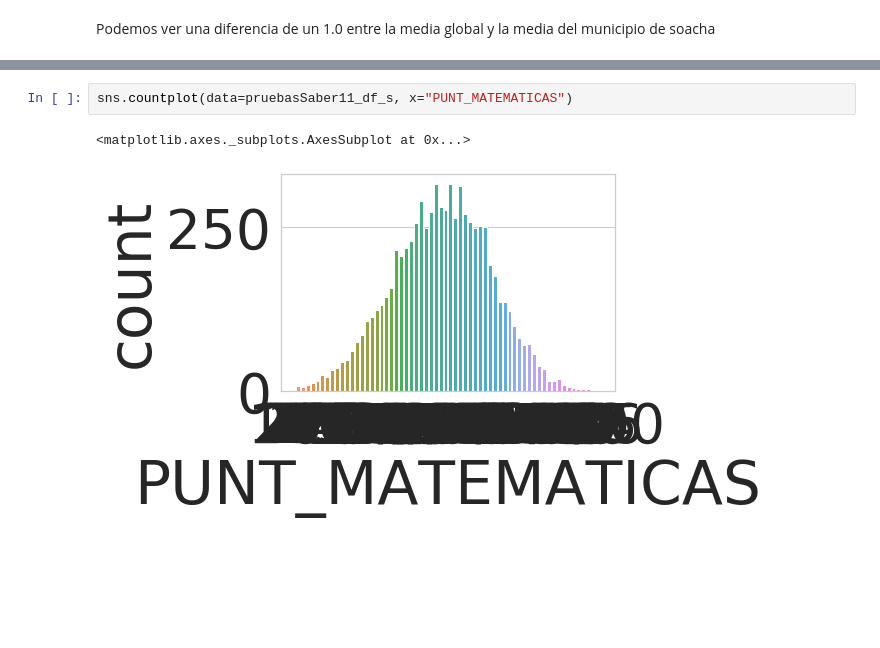
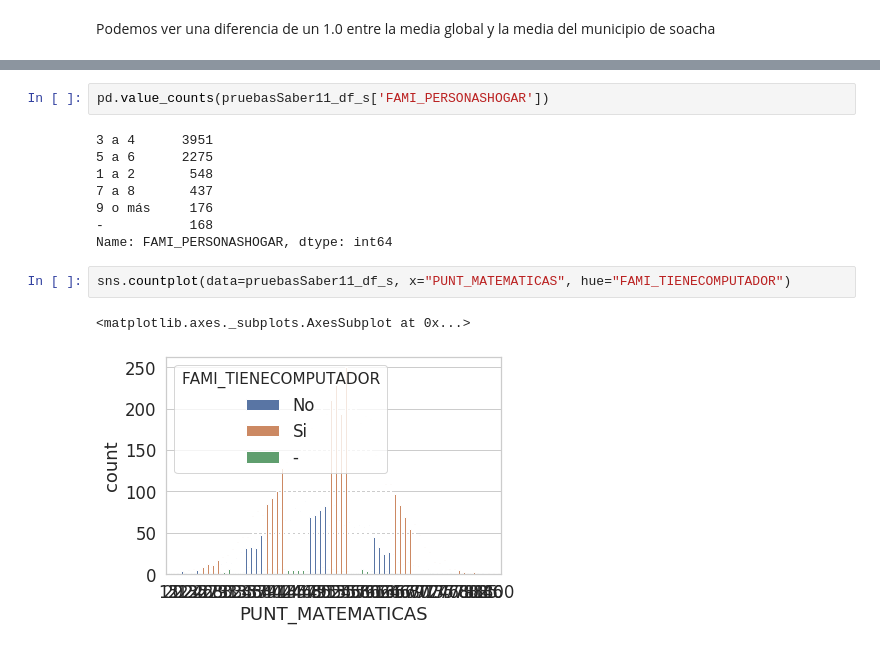
Before and after one commit to ygalindofor/Pruebas-saber-11-edicion-2018-, a Jupyter notebook: pruebassaber11.ipynb, the cells around one changed output, grey strips where cells are left out. Saved outputs shown, nothing was run; the diff lists cells and outputs as text; blank space fills up the shorter version.

```diff
--- a/pruebassaber11.ipynb
+++ b/pruebassaber11.ipynb
@@ -124,5 +224,15 @@ Podemos ver una diferencia de un 1.0 entre la media global y la media del munici
+# %%
+pd.value_counts(pruebasSaber11_df_s['FAMI_PERSONASHOGAR'])
+# %% [output]
+3 a 4      3951
+5 a 6      2275
+1 a 2       548
+7 a 8       437
+9 o más     176
+-           168
+Name: FAMI_PERSONASHOGAR, dtype: int64
 # %%
-sns.countplot(data=pruebasSaber11_df_s, x="PUNT_MATEMATICAS")
+sns.countplot(data=pruebasSaber11_df_s, x="PUNT_MATEMATICAS", hue="FAMI_TIENECOMPUTADOR")
 # %% [output]
 <matplotlib.axes._subplots.AxesSubplot at 0x...>
-[figure, old version]
+[figure, new version]
```
Also changed, not shown: parts of 11 cells of this notebook.
